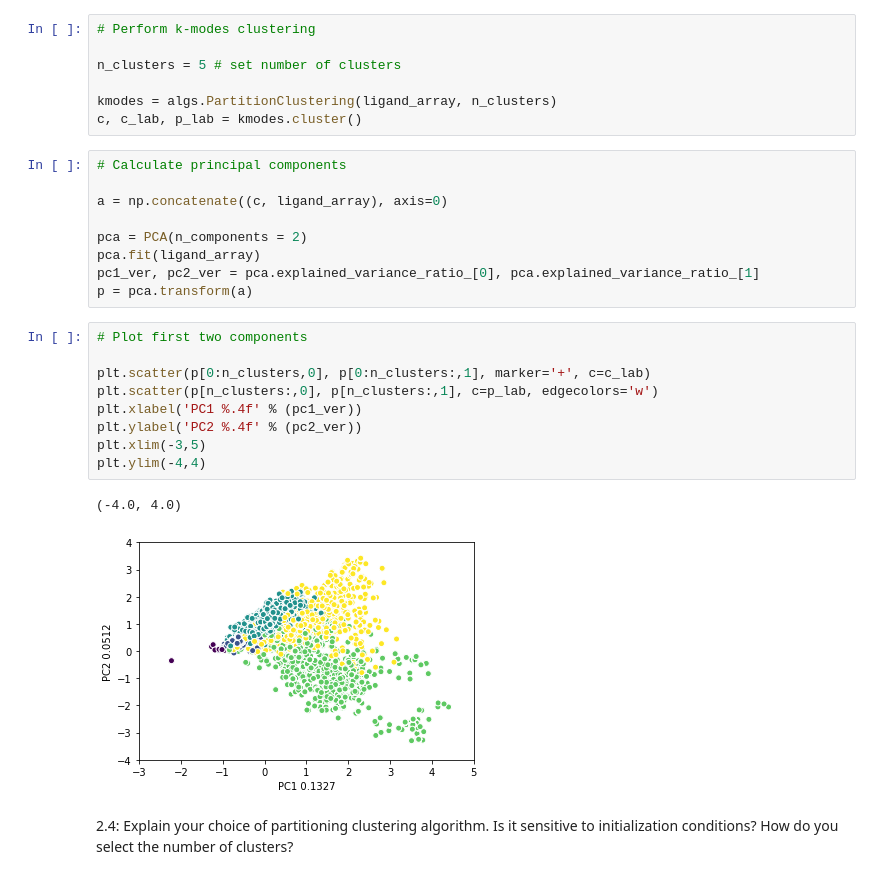
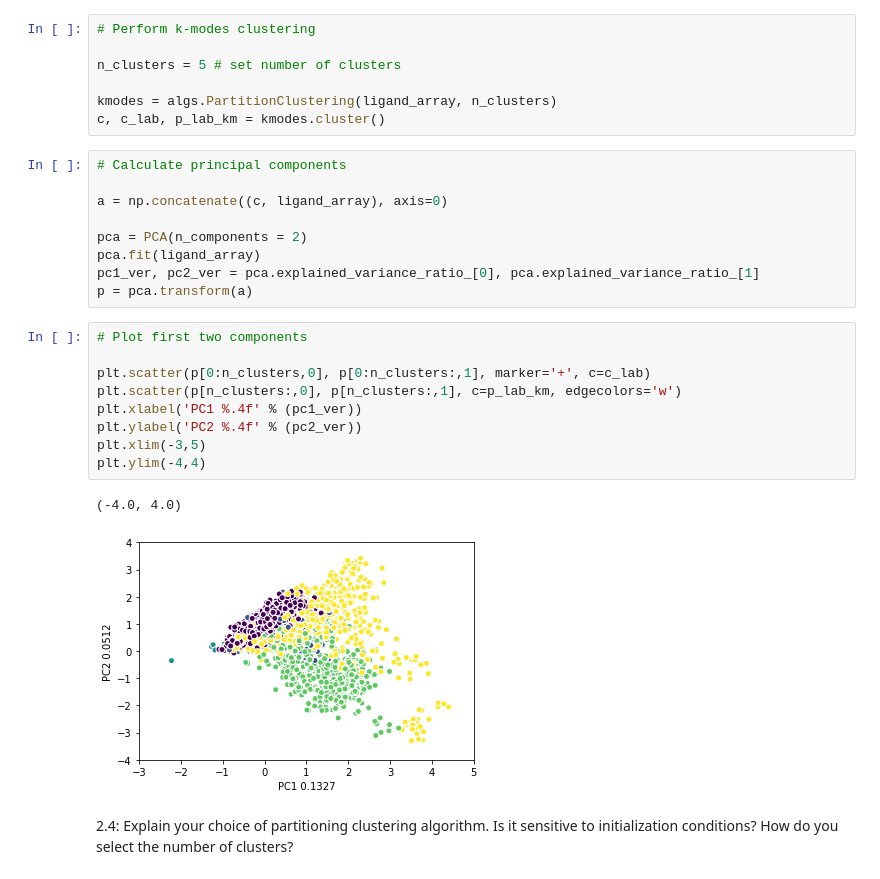
Before and after one commit to zagerpatrick/Project2, a Jupyter notebook: Patrick_Zager_BMI203_HW2.ipynb, the cells around one changed output. Saved outputs shown, nothing was run; the diff lists cells and outputs as text.

```diff
--- a/Patrick_Zager_BMI203_HW2.ipynb
+++ b/Patrick_Zager_BMI203_HW2.ipynb
@@ -55,7 +55,7 @@ plt.ylim(-4,4)
 n_clusters = 5 # set number of clusters
 
 kmodes = algs.PartitionClustering(ligand_array, n_clusters)
-c, c_lab, p_lab = kmodes.cluster()
+c, c_lab, p_lab_km = kmodes.cluster()
 # %%
 # Calculate principal components
 
@@ -68,15 +68,15 @@ p = pca.transform(a)
 # %%
 # Plot first two components
 
 plt.scatter(p[0:n_clusters,0], p[0:n_clusters:,1], marker='+', c=c_lab)
-plt.scatter(p[n_clusters:,0], p[n_clusters:,1], c=p_lab, edgecolors='w')
+plt.scatter(p[n_clusters:,0], p[n_clusters:,1], c=p_lab_km, edgecolors='w')
 plt.xlabel('PC1 %.4f' % (pc1_ver))
 plt.ylabel('PC2 %.4f' % (pc2_ver))
 plt.xlim(-3,5)
 plt.ylim(-4,4)
 # %% [output]
 (-4.0, 4.0)
-[figure, old version]
+[figure, new version]
 # %% [markdown]
 2.4: Explain your choice of partitioning clustering algorithm. Is it sensitive to
 initialization conditions? How do you select the number of clusters?
```
Also changed, not shown: parts of 8 cells of this notebook, 1 other file.
